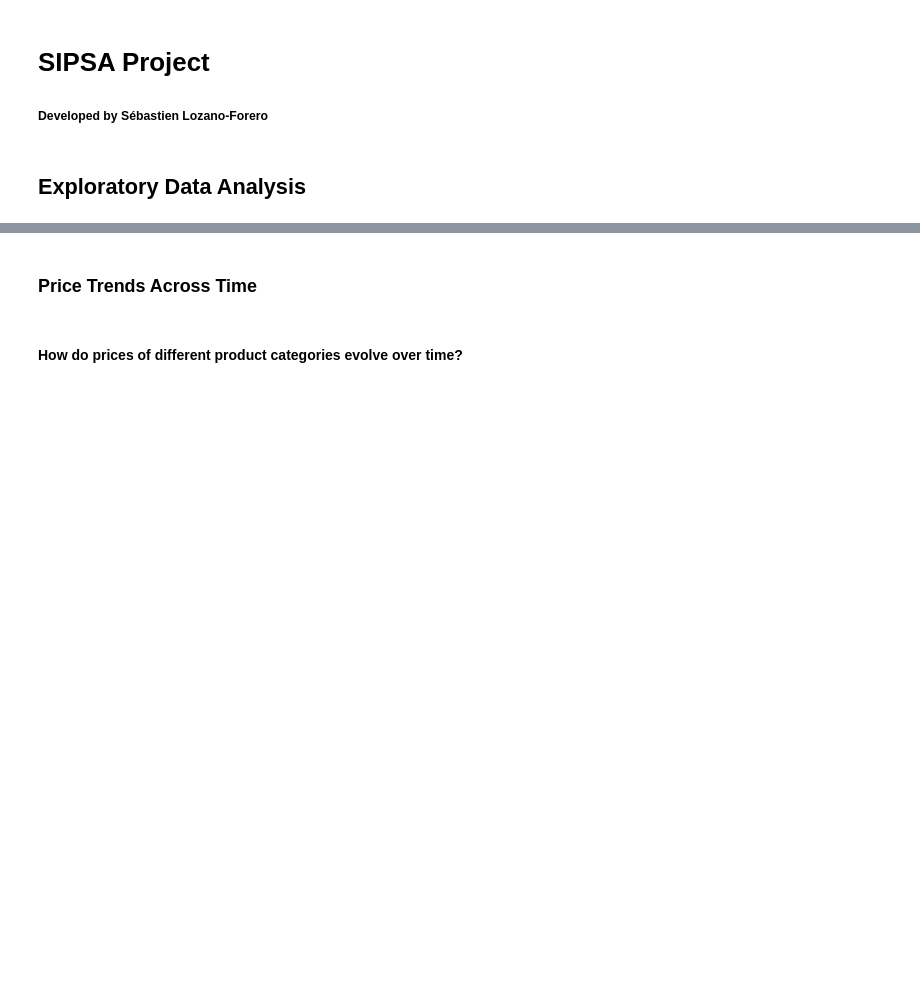
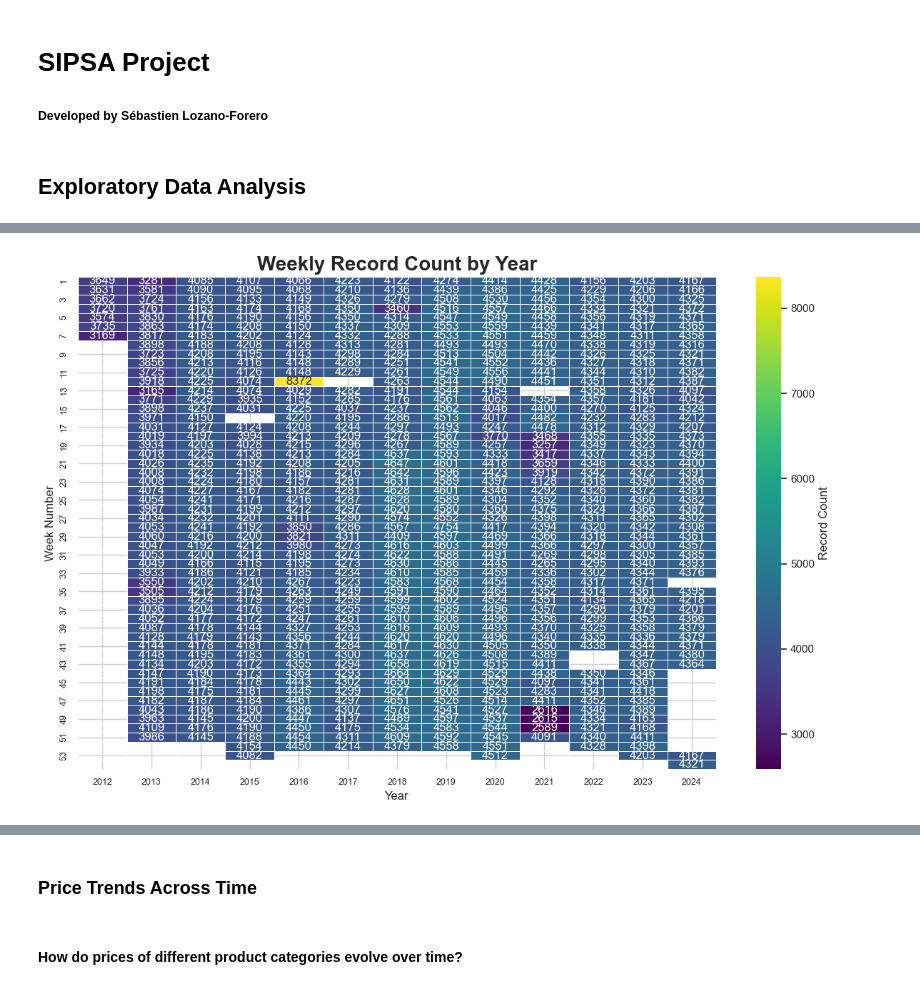
Before and after one commit to sebmatecho/sipsa_tracker, a Jupyter notebook: notebooks/EDA.ipynb, the cells around one changed output, grey strips where cells are left out. Cells and saved outputs as stored; diff of their text form; code cells hidden in the pictures; blank space fills up the shorter version.

```diff
--- a/notebooks/EDA.ipynb
+++ b/notebooks/EDA.ipynb
@@ -25,0 +42,7 @@ run = DataPipelineManager()
+# %%
+query = """
+    SELECT semana_no, anho, count(*) as record_count FROM product_prices
+    GROUP BY semana_no, anho;
+"""
+# %%
+df = run.queries_on_rds(query = query)
@@ -25,0 +70,22 @@ run = DataPipelineManager()
+# %%
+df_pivot = df.pivot(index='semana_no', columns='anho', values='record_count')
+
+# Set up the figure size and style
+plt.figure(figsize=(12, 8))
+sns.set(style="whitegrid")
+
+# Plot a heatmap to show the record counts over the weeks for each year
+ax = sns.heatmap(df_pivot, annot=True, fmt='g', cmap='viridis', linewidths=0.5, cbar_kws={'label': 'Record Count'})
+
+# Add title and labels
+plt.title('Weekly Record Count by Year', fontsize=20, weight='bold')
+plt.xlabel('Year', fontsize=12)
+plt.ylabel('Week Number', fontsize=12)
+plt.xticks(fontsize=9)
+plt.yticks(fontsize=9)
+
+# Show the plot
+plt.tight_layout()
+plt.show()
+# %% [output]
+[figure, added]
```
Also changed, not shown: parts of 3 cells of this notebook.
